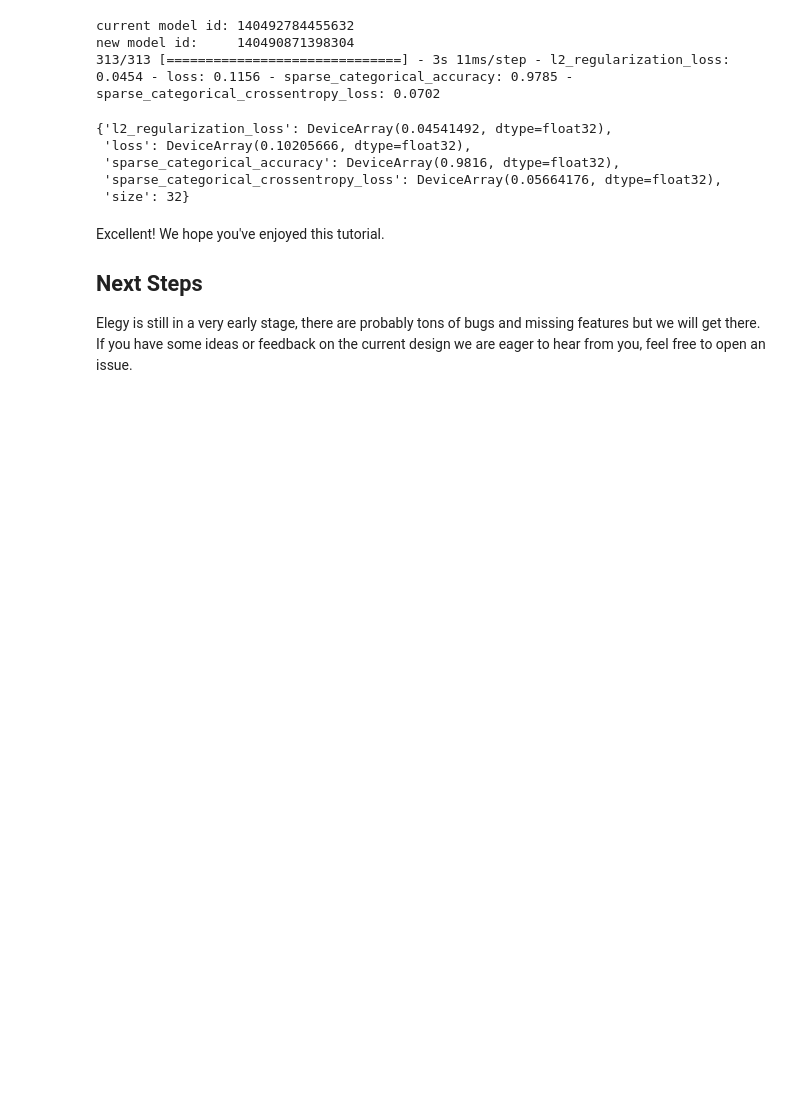
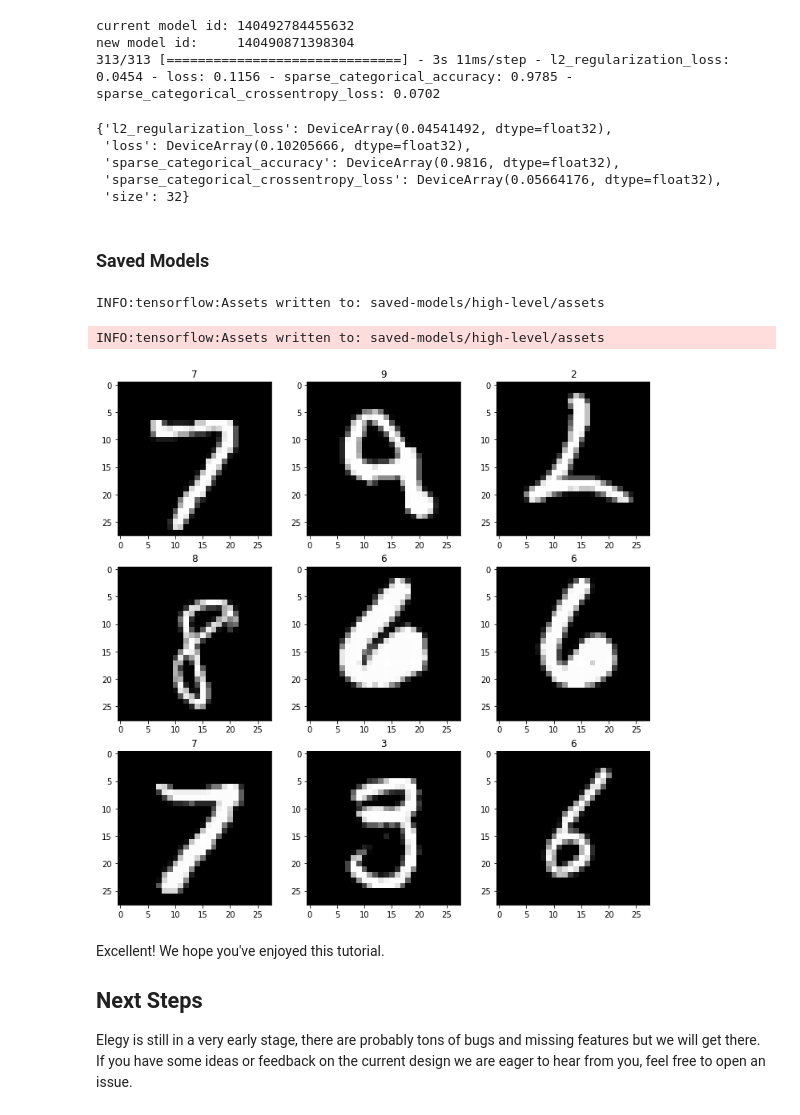
Before and after one commit to poets-ai/elegy, a Jupyter notebook: docs/getting-started/high-level-api.ipynb, the cells around one changed output. Drawn from its saved outputs; the diff is of its cells as text; code cells hidden in the pictures; blank space fills up the shorter version.

Commit message:
add saved_model example in getting-started (unfinished)

```diff
--- a/docs/getting-started/high-level-api.ipynb
+++ b/docs/getting-started/high-level-api.ipynb
@@ -194,6 +212,30 @@ new model id:     140490871398304
  'sparse_categorical_accuracy': DeviceArray(0.9816, dtype=float32),
  'sparse_categorical_crossentropy_loss': DeviceArray(0.05664176, dtype=float32),
  'size': 32}
+# %% [markdown]
+### Saved Models
+# %%
+model.saved_model(x_sample, "saved-models/high-level", batch_sizes=[9])
+# %% [output]
+INFO:tensorflow:Assets written to: saved-models/high-level/assets
+INFO:tensorflow:Assets written to: saved-models/high-level/assets
+# %%
+import tensorflow as tf
+
+saved_model = tf.saved_model.load("models/high-level-saved-model")
+
+y_pred_tf = saved_model(x_sample)
+
+plt.figure(figsize=(12, 12))
+for i in range(3):
+    for j in range(3):
+        k = 3 * i + j
+        plt.subplot(3, 3, k + 1)
+
+        plt.title(f"{np.argmax(y_pred_tf[k])}")
+        plt.imshow(x_sample[k], cmap="gray")
+# %% [output]
+[figure, added]
 # %% [markdown]
 Excellent! We hope you've enjoyed this tutorial.
 
```
Also changed, not shown: parts of 3 cells of this notebook, 1 other file.
